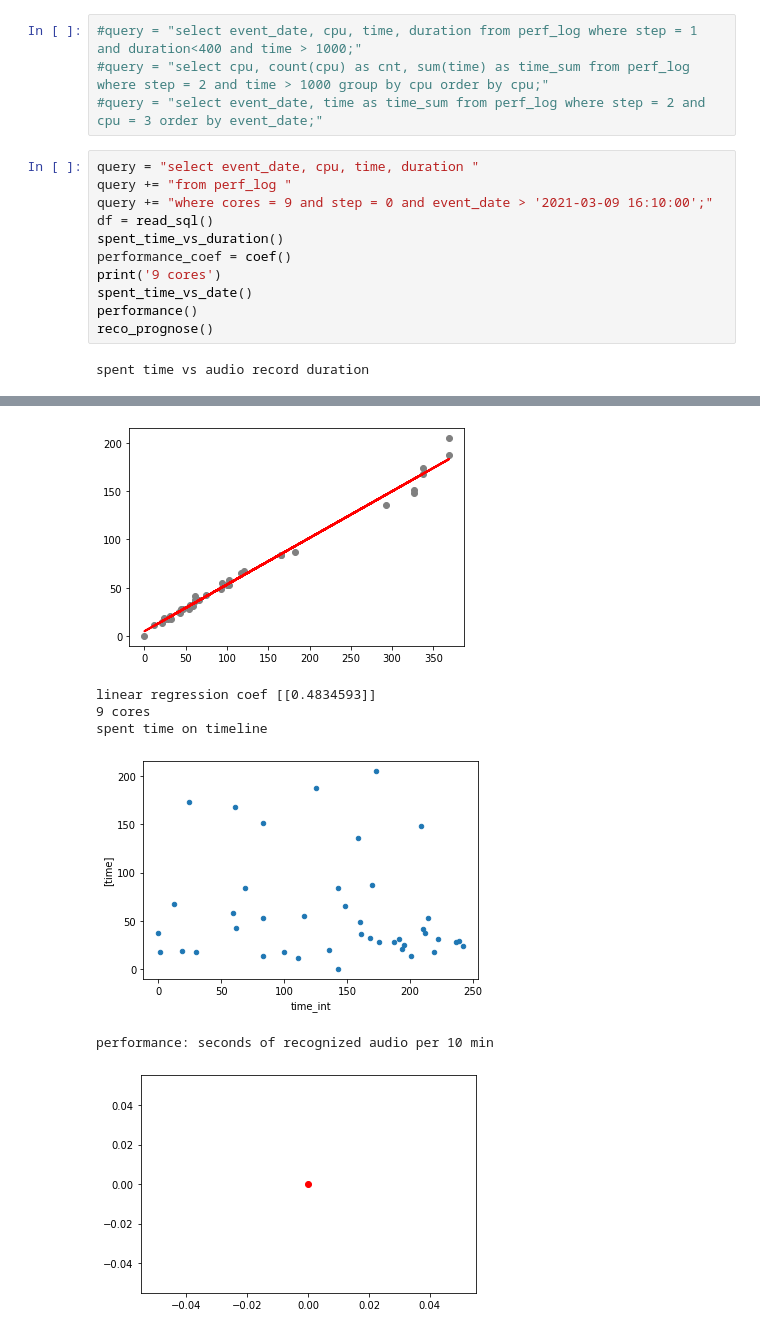
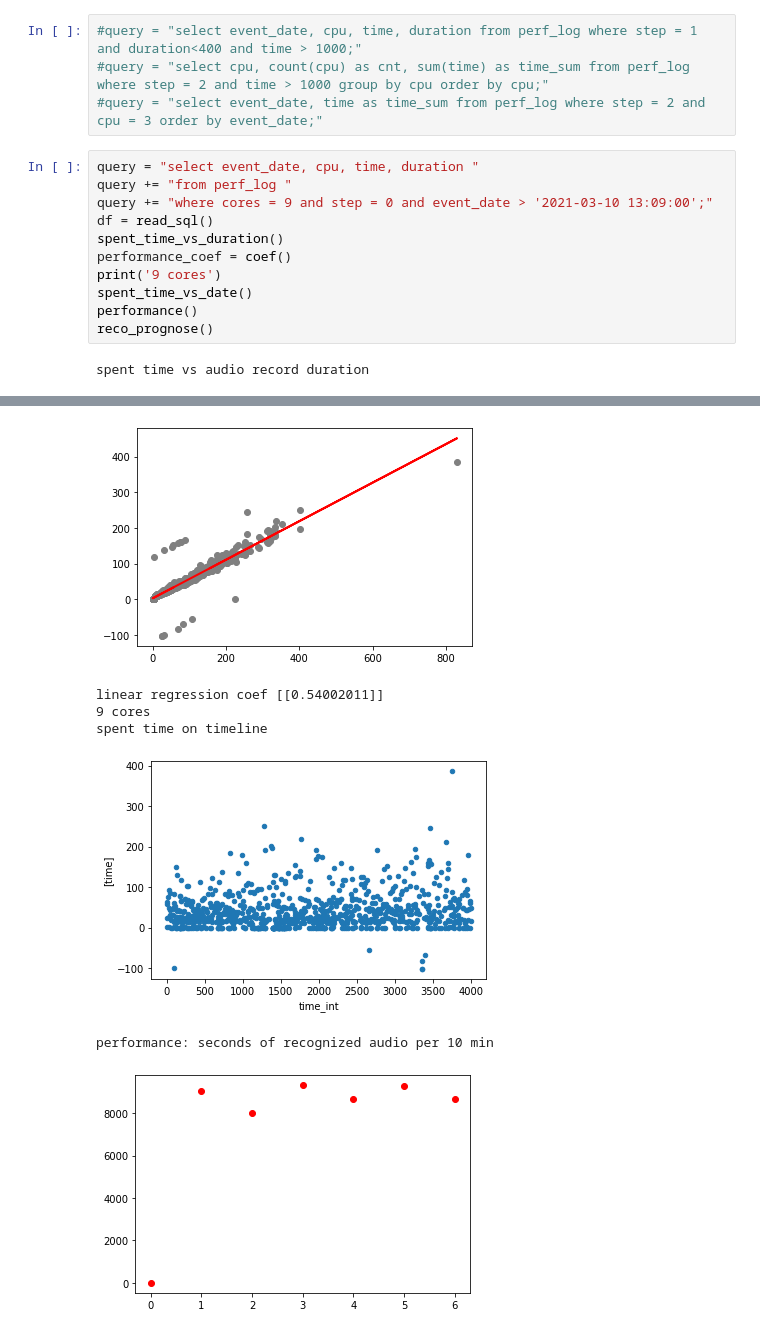
Before and after one commit to format37/call_centre_stt_server, a Jupyter notebook: performance_report.ipynb, the cells around one changed output, grey strips where cells are left out. Drawn from its saved outputs; the diff is of its cells as text.

```diff
--- a/performance_report.ipynb
+++ b/performance_report.ipynb
@@ -80,7 +80,7 @@ def reco_prognose():
 # %%
 query = "select event_date, cpu, time, duration "
 query += "from perf_log "
-query += "where cores = 9 and step = 0 and event_date > '2021-03-09 16:10:00';"
+query += "where cores = 9 and step = 0 and event_date > '2021-03-10 13:09:00';"
 df = read_sql()
 spent_time_vs_duration()
 performance_coef = coef()
@@ -94,7 +94,7 @@ spent time vs audio record duration
-[figure, old version]
+[figure, new version]
-linear regression coef [[0.4834593]]
+linear regression coef [[0.54002011]]
 9 cores
 spent time on timeline
-[figure, old version]
+[figure, new version]
 performance: seconds of recognized audio per 10 min
-[figure, old version]
+[figure, new version]
```
Also changed, not shown: parts of 1 cell of this notebook, 2 other files.
